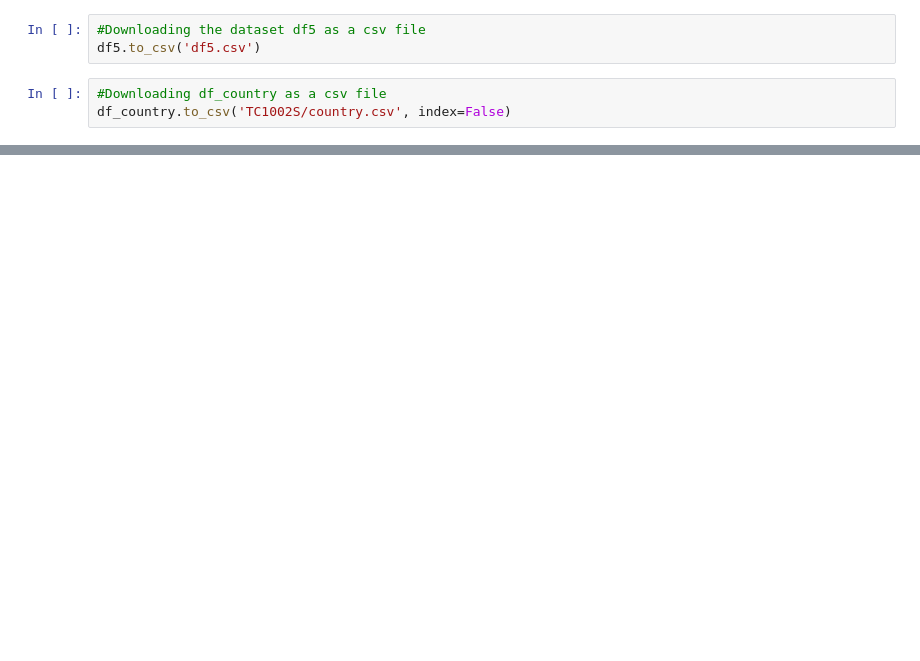
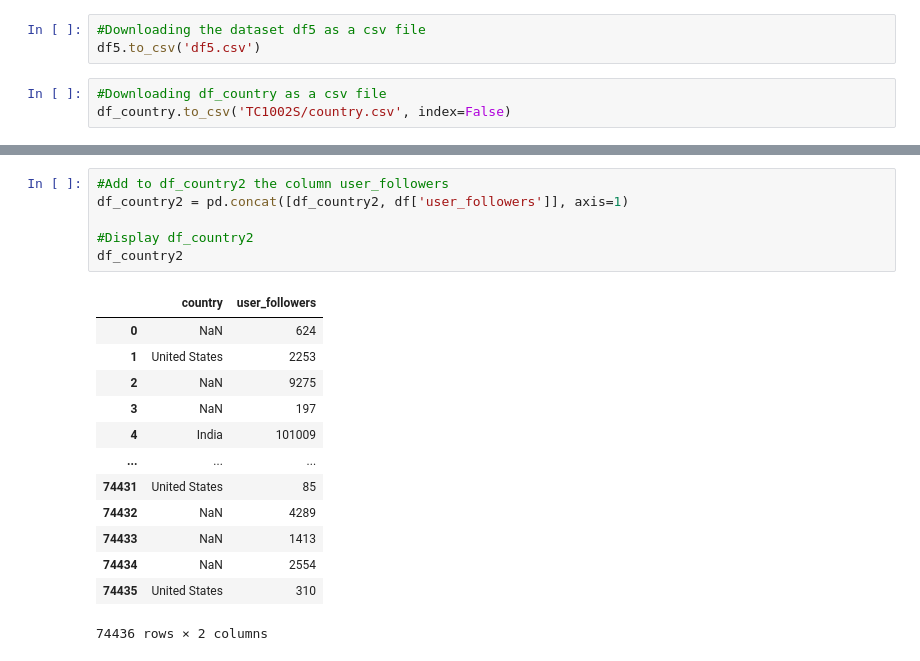
Before and after one commit to plpcollado/Laboratorio_A01664621, a Jupyter notebook: Evidencia_Final.ipynb, the cells around one changed output, grey strips where cells are left out. Saved outputs shown, nothing was run; the diff lists cells and outputs as text; blank space fills up the shorter version.

```diff
--- a/Evidencia_Final.ipynb
+++ b/Evidencia_Final.ipynb
@@ -271,0 +444,20 @@ Name: country, dtype: int64
+# %%
+#Add to df_country2 the column user_followers
+df_country2 = pd.concat([df_country2, df['user_followers']], axis=1)
+
+#Display df_country2
+df_country2
+# %% [output]
+|  | country | user_followers |
+| 0 | NaN | 624 |
+| 1 | United States | 2253 |
+| 2 | NaN | 9275 |
+| 3 | NaN | 197 |
+| 4 | India | 101009 |
+| ... | ... | ... |
+| 74431 | United States | 85 |
+| 74432 | NaN | 4289 |
+| 74433 | NaN | 1413 |
+| 74434 | NaN | 2554 |
+| 74435 | United States | 310 |
+74436 rows × 2 columns
```
Also changed, not shown: parts of 8 cells of this notebook, 1 other file.
